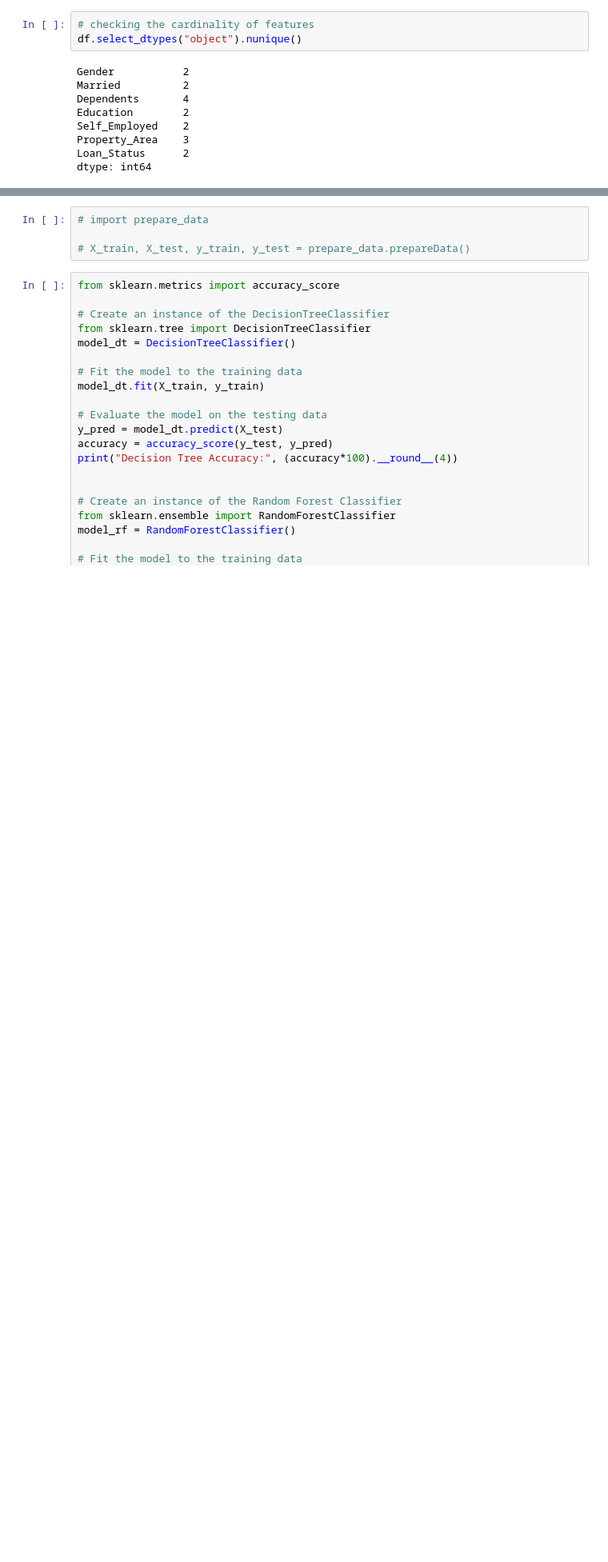
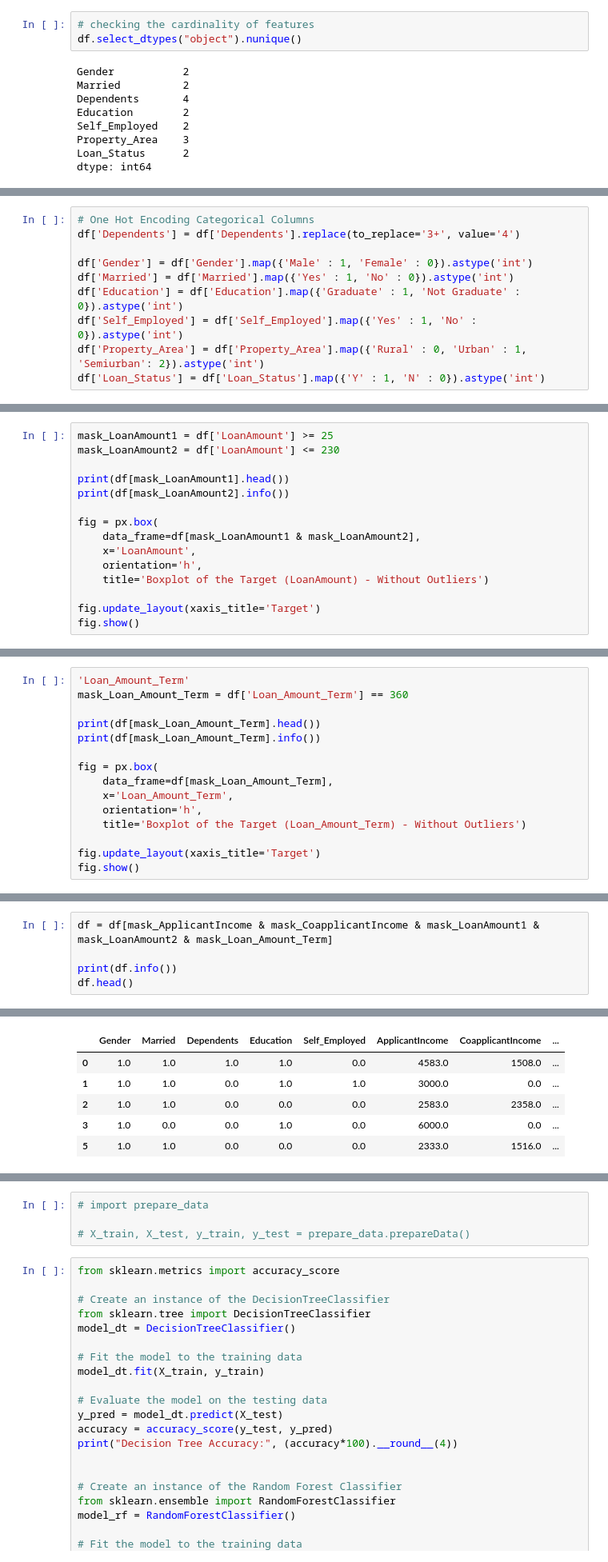
Before and after one commit to HXCLogic/Machine-Learning-382-Project1, a Jupyter notebook: MLG382- Project 1/src/prepare_data.ipynb, the cells around one changed output, grey strips where cells are left out. Shown at 80% size. Saved outputs shown, nothing was run; the diff lists cells and outputs as text; blank space fills up the shorter version.

Commit message:
Dealing with outliers

```diff
--- a/MLG382- Project 1/src/prepare_data.ipynb
+++ b/MLG382- Project 1/src/prepare_data.ipynb
@@ -204,3 +198,13 @@ df.head()
+# %%
+# One Hot Encoding Categorical Columns
+df['Dependents'] = df['Dependents'].replace(to_replace='3+', value='4')
+
+df['Gender'] = df['Gender'].map({'Male' : 1, 'Female' : 0}).astype('int')
+df['Married'] = df['Married'].map({'Yes' : 1, 'No' : 0}).astype('int')
+df['Education'] = df['Education'].map({'Graduate' : 1, 'Not Graduate' : 0}).astype('int')
+df['Self_Employed'] = df['Self_Employed'].map({'Yes' : 1, 'No' : 0}).astype('int')
+df['Property_Area'] = df['Property_Area'].map({'Rural' : 0, 'Urban' : 1, 'Semiurban': 2}).astype('int')
+df['Loan_Status'] = df['Loan_Status'].map({'Y' : 1, 'N' : 0}).astype('int')
 # %%
 from sklearn.impute import SimpleImputer
 
@@ -254,0 +339,15 @@ dtype: float64
+# %%
+mask_LoanAmount1 = df['LoanAmount'] >= 25
+mask_LoanAmount2 = df['LoanAmount'] <= 230
+
+print(df[mask_LoanAmount1].head())
+print(df[mask_LoanAmount2].info())
+
+fig = px.box(
+    data_frame=df[mask_LoanAmount1 & mask_LoanAmount2],
+    x='LoanAmount',
+    orientation='h',
+    title='Boxplot of the Target (LoanAmount) - Without Outliers')
+
+fig.update_layout(xaxis_title='Target')
+fig.show()
@@ -254,0 +372,15 @@ dtype: float64
+# %%
+'Loan_Amount_Term'
+mask_Loan_Amount_Term = df['Loan_Amount_Term'] == 360
+
+print(df[mask_Loan_Amount_Term].head())
+print(df[mask_Loan_Amount_Term].info())
+
+fig = px.box(
+    data_frame=df[mask_Loan_Amount_Term],
+    x='Loan_Amount_Term',
+    orientation='h',
+    title='Boxplot of the Target (Loan_Amount_Term) - Without Outliers')
+
+fig.update_layout(xaxis_title='Target')
+fig.show()
@@ -254,0 +405,6 @@ dtype: float64
+# %%
+df = df[mask_ApplicantIncome & mask_CoapplicantIncome & mask_LoanAmount1 & mask_LoanAmount2 & mask_Loan_Amount_Term]
+
+print(df.info())
+df.head()
+# %% [output]
@@ -254,0 +431,6 @@ dtype: float64
+|  | Gender | Married | Dependents | Education | Self_Employed | ApplicantIncome | CoapplicantIncome | ... |
+| 0 | 1.0 | 1.0 | 1.0 | 1.0 | 0.0 | 4583.0 | 1508.0 | ... |
+| 1 | 1.0 | 1.0 | 0.0 | 1.0 | 1.0 | 3000.0 | 0.0 | ... |
+| 2 | 1.0 | 1.0 | 0.0 | 0.0 | 0.0 | 2583.0 | 2358.0 | ... |
+| 3 | 1.0 | 0.0 | 0.0 | 1.0 | 0.0 | 6000.0 | 0.0 | ... |
+| 5 | 1.0 | 1.0 | 0.0 | 0.0 | 0.0 | 2333.0 | 1516.0 | ... |
```
Also changed, not shown: parts of 19 cells of this notebook.
